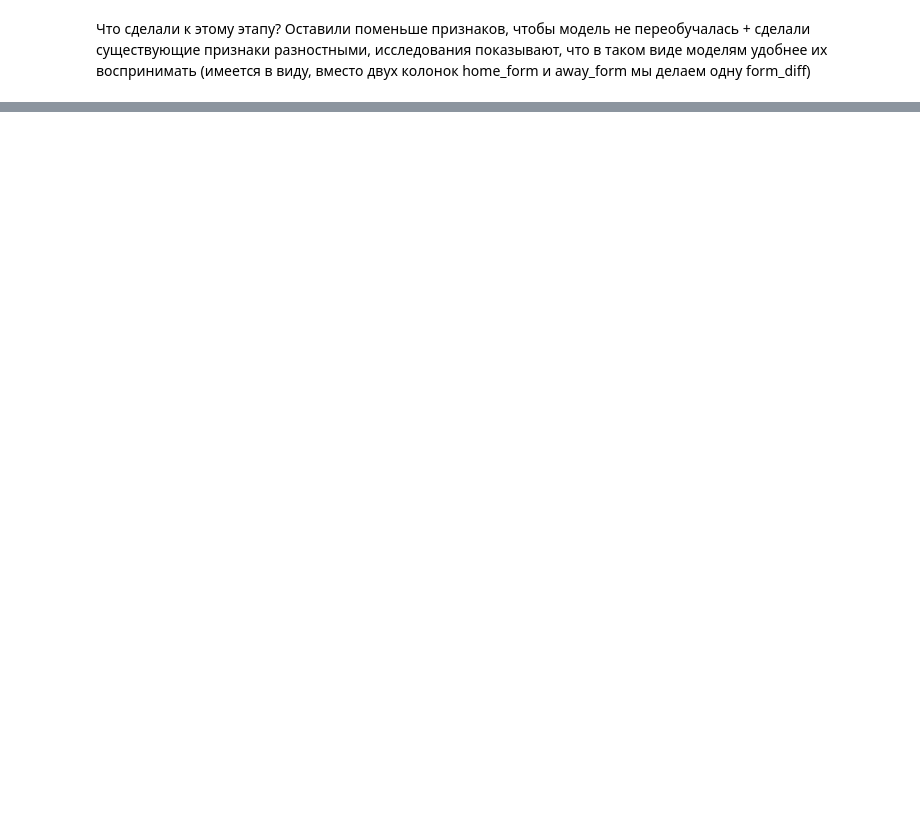
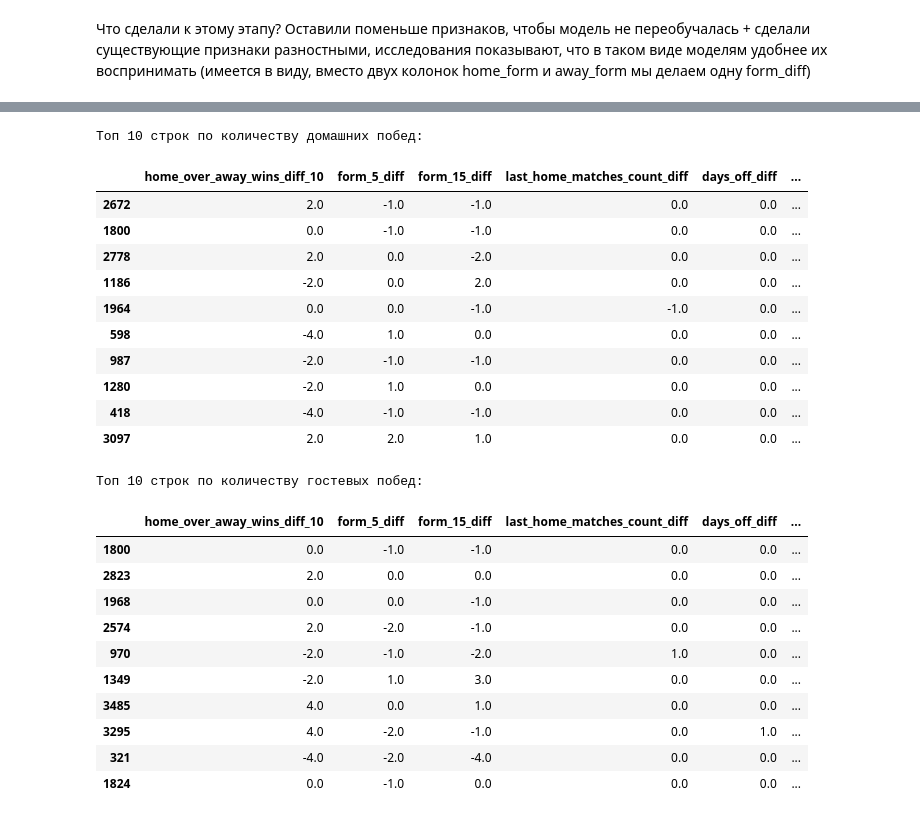
Before and after one commit to Avoca9o/nba-predictor, a Jupyter notebook: train/train_linear_improved.ipynb, the cells around one changed output, grey strips where cells are left out. Saved outputs shown, nothing was run; the diff lists cells and outputs as text; code cells hidden in the pictures; blank space fills up the shorter version.

```diff
--- a/train/train_linear_improved.ipynb
+++ b/train/train_linear_improved.ipynb
@@ -79,0 +89,39 @@ df = df.tail(10000).reset_index(drop=True)
+# %%
+# Сгруппируем данные по уникальным наборам признаков, посчитаем количество побед для домашей и гостевой команды для каждого случая
+
+grouped = df.groupby(list(X.columns)).agg(
+    away_win_count = ('is_home_win', lambda x: (x == 0).sum()),
+    home_win_count = ('is_home_win', lambda x: (x == 1).sum())
+).reset_index()
+grouped.shape
+# Выведем топ строк по количеству домашних побед (home_win_count) в grouped
+print("Топ 10 строк по количеству домашних побед:")
+display(grouped.sort_values(by='home_win_count', ascending=False).head(10))
+
+print("Топ 10 строк по количеству гостевых побед:")
+display(grouped.sort_values(by='away_win_count', ascending=False).head(10))
+# %% [output]
+Топ 10 строк по количеству домашних побед:
+|  | home_over_away_wins_diff_10 | form_5_diff | form_15_diff | last_home_matches_count_diff | days_off_diff | ... |
+| 2672 | 2.0 | -1.0 | -1.0 | 0.0 | 0.0 | ... |
+| 1800 | 0.0 | -1.0 | -1.0 | 0.0 | 0.0 | ... |
+| 2778 | 2.0 | 0.0 | -2.0 | 0.0 | 0.0 | ... |
+| 1186 | -2.0 | 0.0 | 2.0 | 0.0 | 0.0 | ... |
+| 1964 | 0.0 | 0.0 | -1.0 | -1.0 | 0.0 | ... |
+| 598 | -4.0 | 1.0 | 0.0 | 0.0 | 0.0 | ... |
+| 987 | -2.0 | -1.0 | -1.0 | 0.0 | 0.0 | ... |
+| 1280 | -2.0 | 1.0 | 0.0 | 0.0 | 0.0 | ... |
+| 418 | -4.0 | -1.0 | -1.0 | 0.0 | 0.0 | ... |
+| 3097 | 2.0 | 2.0 | 1.0 | 0.0 | 0.0 | ... |
+Топ 10 строк по количеству гостевых побед:
+|  | home_over_away_wins_diff_10 | form_5_diff | form_15_diff | last_home_matches_count_diff | days_off_diff | ... |
+| 1800 | 0.0 | -1.0 | -1.0 | 0.0 | 0.0 | ... |
+| 2823 | 2.0 | 0.0 | 0.0 | 0.0 | 0.0 | ... |
+| 1968 | 0.0 | 0.0 | -1.0 | 0.0 | 0.0 | ... |
+| 2574 | 2.0 | -2.0 | -1.0 | 0.0 | 0.0 | ... |
+| 970 | -2.0 | -1.0 | -2.0 | 1.0 | 0.0 | ... |
+| 1349 | -2.0 | 1.0 | 3.0 | 0.0 | 0.0 | ... |
+| 3485 | 4.0 | 0.0 | 1.0 | 0.0 | 0.0 | ... |
+| 3295 | 4.0 | -2.0 | -1.0 | 0.0 | 1.0 | ... |
+| 321 | -4.0 | -2.0 | -4.0 | 0.0 | 0.0 | ... |
+| 1824 | 0.0 | -1.0 | 0.0 | 0.0 | 0.0 | ... |
```
Also changed, not shown: parts of 12 cells of this notebook.
